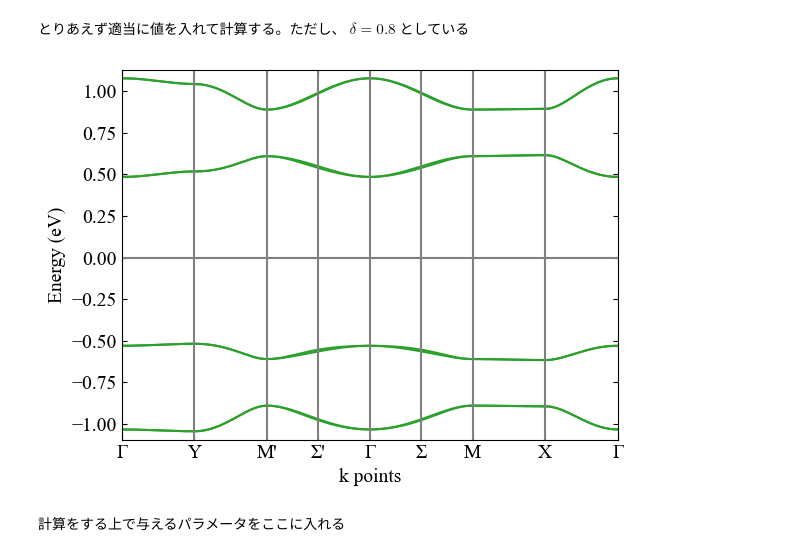
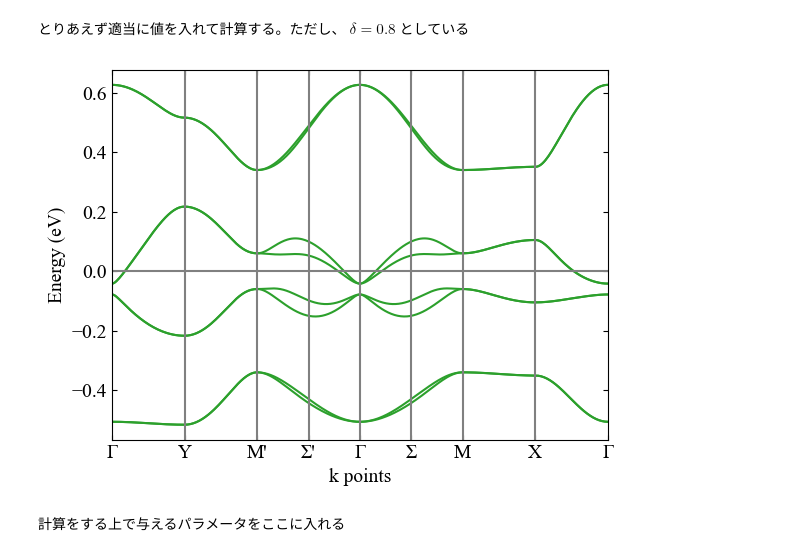
Before and after one commit to xiang-gong3944/----, a Jupyter notebook: 2024_09_25_AlterMagnet1/kappaET2_band_py.ipynb, the cells around one changed output. Cells and saved outputs as stored; diff of their text form; code cells hidden in the pictures.

```diff
--- a/2024_09_25_AlterMagnet1/kappaET2_band_py.ipynb
+++ b/2024_09_25_AlterMagnet1/kappaET2_band_py.ipynb
@@ -441,38 +441,38 @@ $ としている
 bands = []
 # plt.xticks(label)
 for kxy in k_path:
-    bands.append(Hamiltonian(kxy[0], kxy[1], 1, 3)[0])
+    bands.append(Hamiltonian(kxy[0], kxy[1], 1, )[0])
 bands = np.array(bands)
 
 fig = plt.figure()
 ax = fig.add_subplot(111)
 ax.yaxis.set_ticks_position('both')
 ax.xaxis.set_ticks_position('both')
 # ax.set_aspect(5)
 plt.rcParams['xtick.direction'] = 'in'
 plt.rcParams['ytick.direction'] = 'in'
 
 plt.rcParams['font.size'] = 14
 plt.rcParams['font.family'] ='Times New Roman'
 plt.rcParams['mathtext.fontset'] = 'stix'
 
 ax.set_xlabel("k points")
 ax.set_ylabel("Energy (eV)")
 
 
 Ymin = np.min(bands)-0.05
 Ymax = np.max(bands)+0.05
 ax.set_xticks(label_loc, label)
 ax.set_xlim(label_loc[0], label_loc[-1])
 ax.set_ylim(Ymin, Ymax)
 
 ax.plot(distances, bands, color = "tab:green")
 ax.vlines(label_loc[1:-1], Ymin,Ymax, "grey", "solid")
 ax.hlines(0, distances[0], distances[-1], "grey")
 
 plt.show()
 # %% [output]
-[figure, old version]
+[figure, new version]
 # %% [markdown]
 計算をする上で与えるパラメータをここに入れる
 # %%
```
Also changed, not shown: parts of 11 cells of this notebook.
